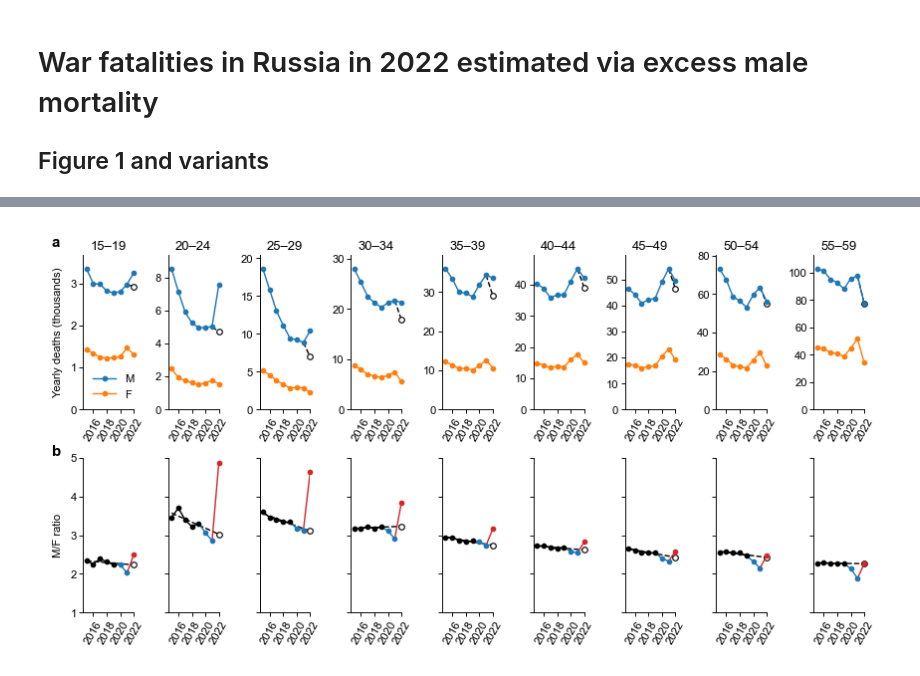
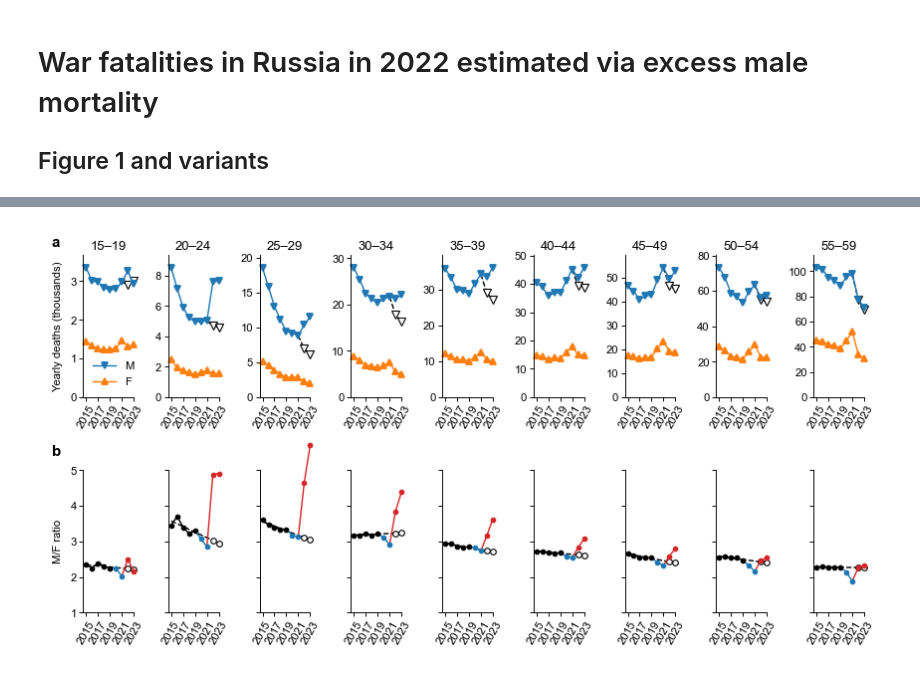
Before and after one commit to dkobak/excess-mortality-war, a Jupyter notebook: arxiv2023/mainfigure.ipynb, the cells around one changed output, grey strips where cells are left out. Drawn from its saved outputs; the diff is of its cells as text; code cells hidden in the pictures.

Commit message:
Update with 2023 data

```diff
--- a/arxiv2023/mainfigure.ipynb
+++ b/arxiv2023/mainfigure.ipynb
@@ -37,15 +37,30 @@ df_hiv = pd.read_excel('../deaths-hiv/deaths-hiv.xlsx', skiprows=1, index_col=0)
 hiv_m = df_hiv.values[1:, 1::3].astype(int)
 hiv_f = df_hiv.values[1:, 2::3].astype(int)
 
-# Getting values for 0 year old by subtracting the sum over 1+ from the total
+# Getting values for 0 year old by subtracting the sum over 1+ (and unknown) from the total
 hiv_m[0] -= hiv_m[1:].sum(axis=0)
 hiv_f[0] -= hiv_f[1:].sum(axis=0)
+
+# Load 2023 data
+df_hiv_2023 = pd.read_excel('../deaths-hiv/deaths-hiv-2023.xlsx', skiprows=1)
+
+hiv_m_2023 = df_hiv_2023[98:].values[0, 2:] # includes 0 year old
+hiv_m_2023[hiv_m_2023 == '-'] = 0
+hiv_m_2023 = hiv_m_2023.astype(int)
+
+hiv_f_2023 = df_hiv_2023[195:].values[0, 2:]
+hiv_f_2023[hiv_f_2023 == '-'] = 0
+hiv_f_2023 = hiv_f_2023.astype(int)
+
+# Combine
+hiv_m = np.concatenate((hiv_m, hiv_m_2023[:, np.newaxis]), axis=1)
+hiv_f = np.concatenate((hiv_f, hiv_f_2023[:, np.newaxis]), axis=1)
 
 # Summing over 5-year bands
 hiv_m = hiv_m[:-2].reshape(-1, 5, hiv_m.shape[-1]).sum(axis=1)
 hiv_f = hiv_f[:-2].reshape(-1, 5, hiv_f.shape[-1]).sum(axis=1)
 
-hiv_years = np.arange(2006, 2023)
+hiv_years = np.arange(2006, 2024)
 # %%
 # Main figure
 
@@ -160,7 +187,8 @@ agegroups_shortened = [a[:2] + '–' + a[3:5] for a in agegroups]
 
 LinReg = LinearRegression()
 
-excess = 0
+excess22 = 0
+excess23 = 0
 
 for i, age in enumerate(agegroups):
     # Get data
@@ -182,32 +210,36 @@ for i, age in enumerate(agegroups):
     female[:,1] -= hiv_f[3 + i, hiv_years >= 2015]
 
     # Do computations
-    x = np.arange(2015, 2023)
+    x = np.arange(2015, 2024)
     ratio = male[:,1] / female[:,1]
 
-    LinReg.fit(x[-8:-3].reshape(-1,1), ratio[-8:-3].reshape(-1,1))
-    yhat = LinReg.predict(x[-8:].reshape(-1,1))
+    LinReg.fit(x[-9:-4].reshape(-1,1), ratio[-9:-4].reshape(-1,1))
+    yhat = LinReg.predict(x[-9:].reshape(-1,1))
 
-    baseline = yhat[-1,0] * female[-1,1] / 1000
+    baseline22 = yhat[-2,0] * female[-2,1] / 1000
+    baseline23 = yhat[-1,0] * female[-1,1] / 1000
 
     if i <= 6:
-        excess += male[-1,1] - baseline * 1000
+        excess22 += male[-2,1] - baseline22 * 1000
+        excess23 += male[-1,1] - baseline23 * 1000
 
     # Plot
     ax1 = axs.flatten()[i]
     ax2 = axs.flatten()[i + len(agegroups)]
 
-    ax1.plot(x, male[:,1] / 1000, '.-', label='М', clip_on = False)
-    ax1.plot(x, female[:,1] / 1000, '.-', label='F', clip_on = False)
+    ax1.plot(x, male[:,1] / 1000, 'v-', label='М', clip_on=False, markersize=3)
+    ax1.plot(x, female[:,1] / 1000, '^-', label='F', clip_on=False, markersize=3)
 
-    ax1.plot(x[-2:], [male[-2,1]/1000, baseline], '--', color='k', zorder=-2)
-    ax1.plot(x[-1], baseline, 'o', color='w', markeredgecolor='k',
-            markersize = 3, markeredgewidth=.6, zorder=-2, clip_on=False)
+    ax1.plot(x[-3:], [male[-3,1]/1000, baseline22, baseline23], '--', color='k', zorder=-2)
+    ax1.plot(x[-2], baseline22, 'v', color='w', markeredgecolor='k',
+            markersize=4, markeredgewidth=.6, zorder=-2, clip_on=False)
+    ax1.plot(x[-1], baseline23, 'v', color='w', markeredgecolor='k',
+            markersize=4, markeredgewidth=.6, zorder=-2, clip_on=False)
 
     ax1.set_title(agegroups_shortened[i])
-    ax1.set_xticks([2016, 2018, 2020, 2022])
-    ax1.set_xlim([2014.5, 2022])
-    ax1.set_xticklabels([2016, 2018, 2020, 2022], rotation=60)
+    ax1.set_xticks([2015, 2017, 2019, 2021, 2023])
+    ax1.set_xlim([2014.5, 2023])
+    ax1.set_xticklabels([2015, 2017, 2019, 2021, 2023], rotation=60)
     ax1.set_ylim([0, np.max(male[:,1] / 1000) * 1.1])
 
     if i == 0:
@@ -219,20 +251,23 @@ for i, age in enumerate(agegroups):
     else:
         ax2.set_yticklabels([])
 
-    ax2.plot(x[:-3], ratio[:-3], 'k.-')
-    ax2.plot(x[-4:-1], ratio[-4:-1], '-', color='tab:blue', zorder=-1)
-    ax2.plot(x[-3:-1], ratio[-3:-1], '.', color='tab:blue')
-    ax2.plot(x[-2:], ratio[-2:], '-', color='tab:red', zorder=-1)
+    ax2.plot(x[:-4], ratio[:-4], 'k.-')
+    ax2.plot(x[-5:-2], ratio[-5:-2], '-', color='tab:blue', zorder=-1)
+    ax2.plot(x[-4:-2], ratio[-4:-2], '.', color='tab:blue')
+    ax2.plot(x[-3:], ratio[-3:], '-', color='tab:red', zorder=-1, clip_on=False)
+    ax2.plot(x[-2], ratio[-2], '.', color='tab:red', clip_on=False)
     ax2.plot(x[-1], ratio[-1], '.', color='tab:red', clip_on=False)
 
-    ax2.plot(x[-8:], yhat, '--', color='k', zorder=-2)
+    ax2.plot(x[-9:], yhat, '--', color='k', zorder=-2)
+    ax2.plot(x[-2], yhat[-2], 'o', color='w', markeredgecolor='k',
+            markersize = 3, markeredgewidth=.6, zorder=-2, clip_on=False)
     ax2.plot(x[-1], yhat[-1], 'o', color='w', markeredgecolor='k',
             markersize = 3, markeredgewidth=.6, zorder=-2, clip_on=False)
 
     ax2.set_ylim([1,5])
-    ax2.set_xticks([2016, 2018, 2020, 2022])
-    ax2.set_xlim([2014.5, 2022])
-    ax2.set_xticklabels([2016, 2018, 2020, 2022], rotation=60)
+    ax2.set_xticks([2015, 2017, 2019, 2021, 2023])
+    ax2.set_xlim([2014.5, 2023])
+    ax2.set_xticklabels([2015, 2017, 2019, 2021, 2023], rotation=60)
     ax2.set_yticks([1,2,3,4,5])
 
 fig.align_ylabels()
@@ -243,5 +278,7 @@ fig.text(.005, .47, 'b', fontsize=8, weight='bold')
 fig.savefig('figures/mainfig-nohiv.png')
 fig.savefig('figures/mainfig-nohiv.pdf')
 
-print(f'Excess over 7 groups: {excess:,.0f}')
+print(f'Excess 2022 over 7 groups: {excess22:,.0f}')
+print(f'Excess 2023 over 7 groups: {excess23:,.0f}')
+print(f'Excess 2022/23 over 7 groups: {excess22 + excess23:,.0f}')
 # %% [output]
@@ -249,4 +288,4 @@ Excess over 7 groups: 20,618
-[figure, old version]
+[figure, new version]
 # %%
 # Longer time period
 
```
Also changed, not shown: parts of 5 cells of this notebook, 23 other files.
